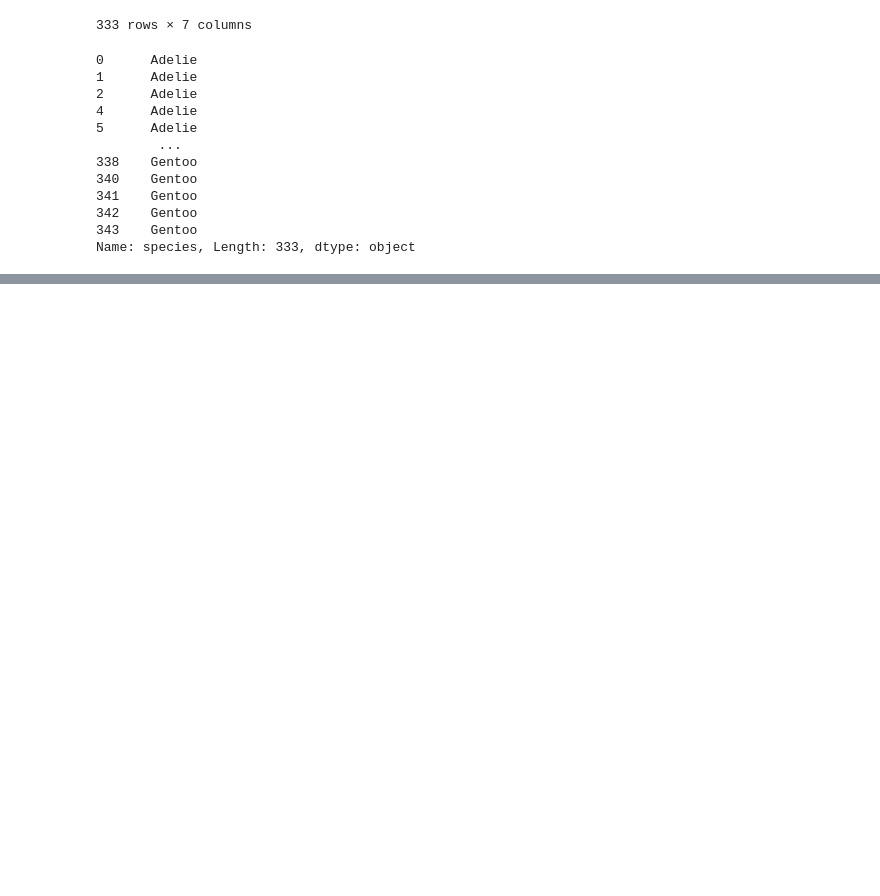
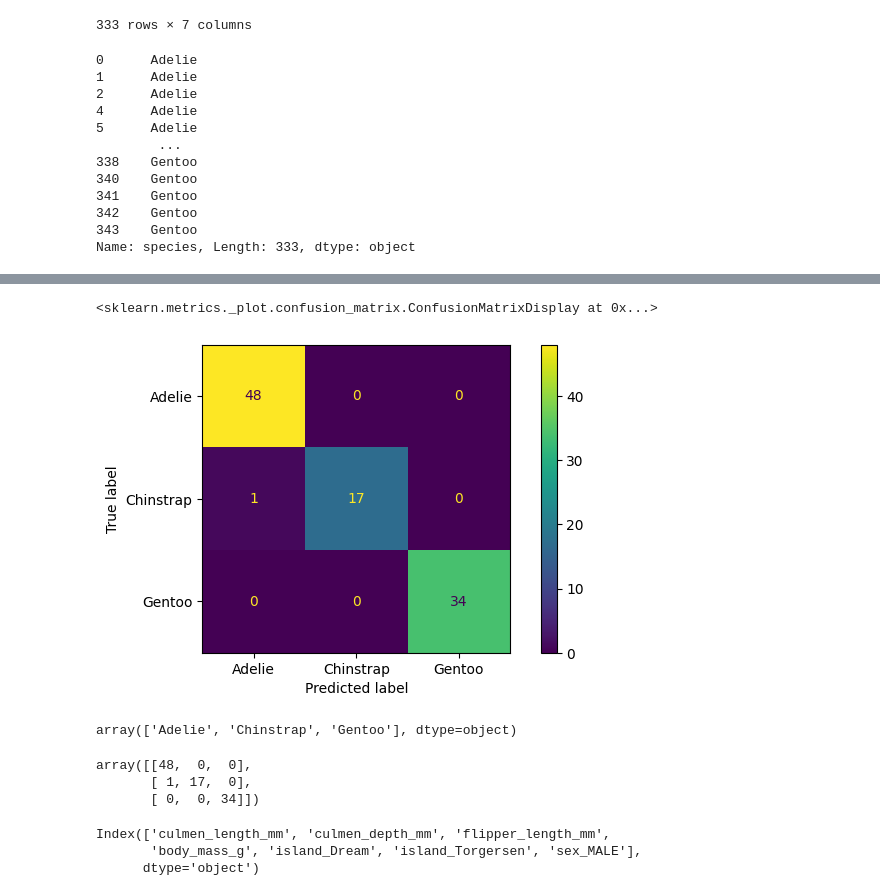
Before and after one commit to beniamine3155/Machine_Learning_AtoZ, a Jupyter notebook: 13_Random_Forest/random_forest.ipynb, the cells around one changed output, grey strips where cells are left out. Drawn from its saved outputs; the diff is of its cells as text; code cells hidden in the pictures; blank space fills up the shorter version.

```diff
--- a/13_Random_Forest/random_forest.ipynb
+++ b/13_Random_Forest/random_forest.ipynb
@@ -129,7 +129,8 @@ X
 | 343 | Biscoe | 49.9 | 16.1 | 213.0 | 5400.0 | MALE |
 333 rows × 6 columns
 # %%
-pd.get_dummies(X, drop_first= True, dtype=int)
+X = pd.get_dummies(X, drop_first= True, dtype=int)
+X
 # %% [output]
 |  | culmen_length_mm | culmen_depth_mm | flipper_length_mm | body_mass_g | island_Dream | island_Torgersen | ... |
 | 0 | 39.1 | 18.7 | 181.0 | 3750.0 | 0 | 1 | ... |
@@ -167,0 +194,7 @@ X_train.shape, X_test.shape
+# %%
+rfc = RandomForestClassifier(random_state=42)
+rfc.fit(X_train, y_train)
+
+y_pred = rfc.predict(X_test)
+
+print(classification_report(y_test, y_pred))
@@ -167,0 +211,24 @@ X_train.shape, X_test.shape
+# %%
+
+cm = confusion_matrix(y_test, y_pred)
+disp = ConfusionMatrixDisplay(confusion_matrix=cm, display_labels=rfc.classes_)
+disp.plot()
+# %% [output]
+<sklearn.metrics._plot.confusion_matrix.ConfusionMatrixDisplay at 0x...>
+[figure, added]
+# %%
+rfc.classes_
+# %% [output]
+array(['Adelie', 'Chinstrap', 'Gentoo'], dtype=object)
+# %%
+cm
+# %% [output]
+array([[48,  0,  0],
+       [ 1, 17,  0],
+       [ 0,  0, 34]])
+# %%
+X.columns
+# %% [output]
+Index(['culmen_length_mm', 'culmen_depth_mm', 'flipper_length_mm',
+       'body_mass_g', 'island_Dream', 'island_Torgersen', 'sex_MALE'],
+      dtype='object')
```
Also changed, not shown: parts of 6 cells of this notebook.
